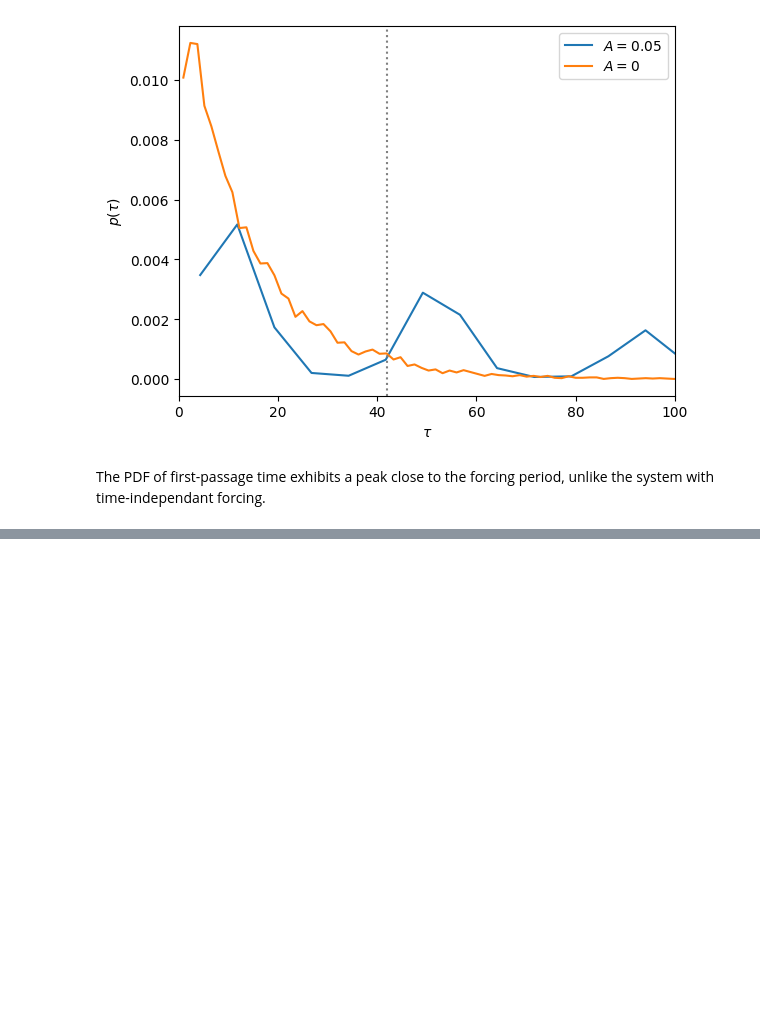
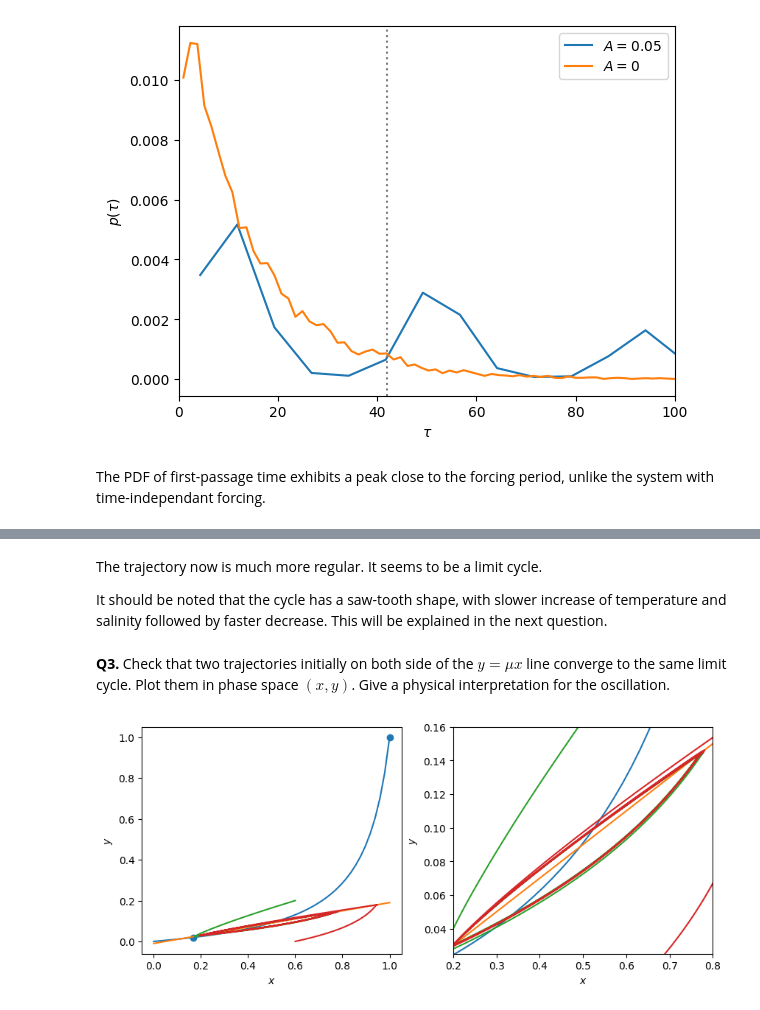
Before and after one commit to freddybouchet/oceanbox, a Jupyter notebook: TP_Stommel.ipynb, the cells around one changed output, grey strips where cells are left out. Saved outputs shown, nothing was run; the diff lists cells and outputs as text; code cells hidden in the pictures; blank space fills up the shorter version.

```diff
--- a/TP_Stommel.ipynb
+++ b/TP_Stommel.ipynb
@@ -336,0 +446,23 @@ The PDF of first-passage time exhibits a peak close to the forcing period, unlik
+# %% [markdown]
+The trajectory now is much more regular. It seems to be a limit cycle.
+
+It should be noted that the cycle has a saw-tooth shape, with slower increase of temperature and salinity followed by faster decrease. This will be explained in the next question.
+# %% [markdown]
+**Q3.** Check that two trajectories initially on both side of the $y=\mu x$ line converge to the same limit cycle. Plot them in phase space $(x, y)$. Give a physical interpretation for the oscillation.
+# %%
+_, (ax1, ax2) = plt.subplots(1, 2, figsize=(10, 4))
+x = np.linspace(0, 1)
+for ax in (ax1, ax2):
+    ax.set_ylabel(r'$y$')
+    ax.set_xlabel(r'$x$')
+    ax.plot(x, 0.1*x/(1-0.9*x))
+    ax.plot(x, 0.2*x-0.01)
+    ax.scatter((1/6, 1), (0.1/5.1, 1))
+ax2.set_xlim(0.2, 0.8)
+ax2.set_ylim(0.025, 0.16)
+for (x0, y0) in ((0.6, 0.2), (0.6, 0)):
+    sol = solve_ivp(f_welander, (0, 10), (x0, y0), t_eval=np.linspace(0, 10, 10000))
+    ax1.plot(sol.y[0], sol.y[1])
+    ax2.plot(sol.y[0], sol.y[1])
+# %% [output]
+[figure, added]
```
Also changed, not shown: parts of 25 cells of this notebook.
